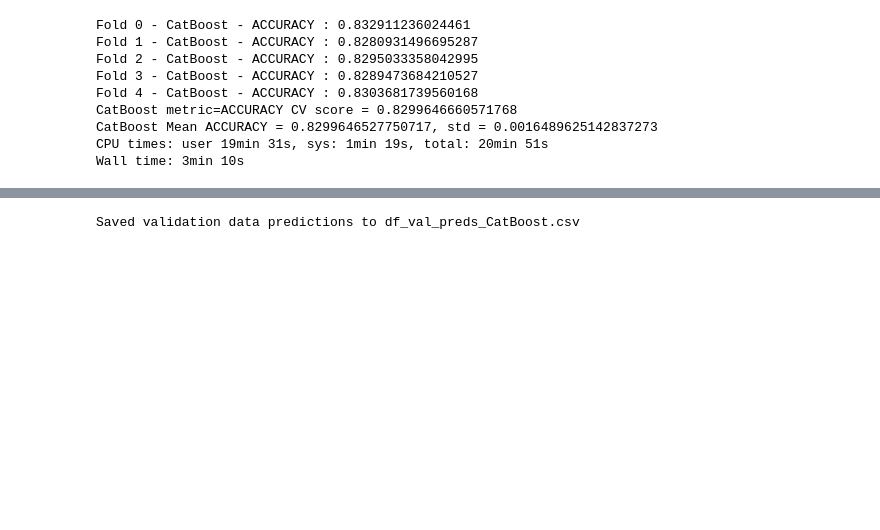
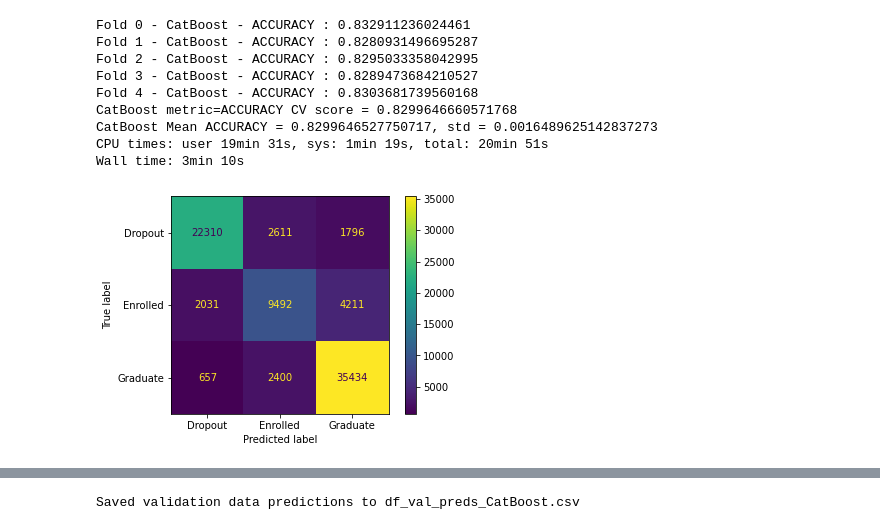
Before and after one commit to bk-anupam/KaggleChallenges, a Jupyter notebook: TABULAR/PS4E6/ps4e6_exp2.ipynb, the cells around one changed output, grey strips where cells are left out. Saved outputs shown, nothing was run; the diff lists cells and outputs as text; code cells hidden in the pictures; blank space fills up the shorter version.

```diff
--- a/TABULAR/PS4E6/ps4e6_exp2.ipynb
+++ b/TABULAR/PS4E6/ps4e6_exp2.ipynb
@@ -374,3 +375,18 @@ CatBoost metric=ACCURACY CV score = 0.8299646660571768
 CatBoost Mean ACCURACY = 0.8299646527750717, std = 0.0016489625142837273
 CPU times: user 19min 31s, sys: 1min 19s, total: 20min 51s
 Wall time: 3min 10s
+# %%
+def get_agg_confusion_matrix(fold_metrics_model, preprocessor, df_train, feature_cols, target_col_name, num_folds=5):
+    cm = []
+    for fold in range(Config.NUM_FOLDS):
+        df_train_fold, df_val_fold = tt.get_fold_df(df_train, fold)
+        train_X, train_y, val_X, val_y = tt.get_train_val_nparray(df_train_fold, df_val_fold, feature_cols, target_col_name)
+        if preprocessor is not None:
+            val_X = preprocessor.transform(val_X)
+        val_preds = fold_metrics_model[fold][1].predict(val_X)
+        cm.append(confusion_matrix(val_y, val_preds))
+    # sum the individual confusion matrices
+    agg_cm = np.sum(cm, axis=0)
+    return agg_cm
+# %% [output]
+[figure, added]
```
Also changed, not shown: parts of 12 cells of this notebook.
